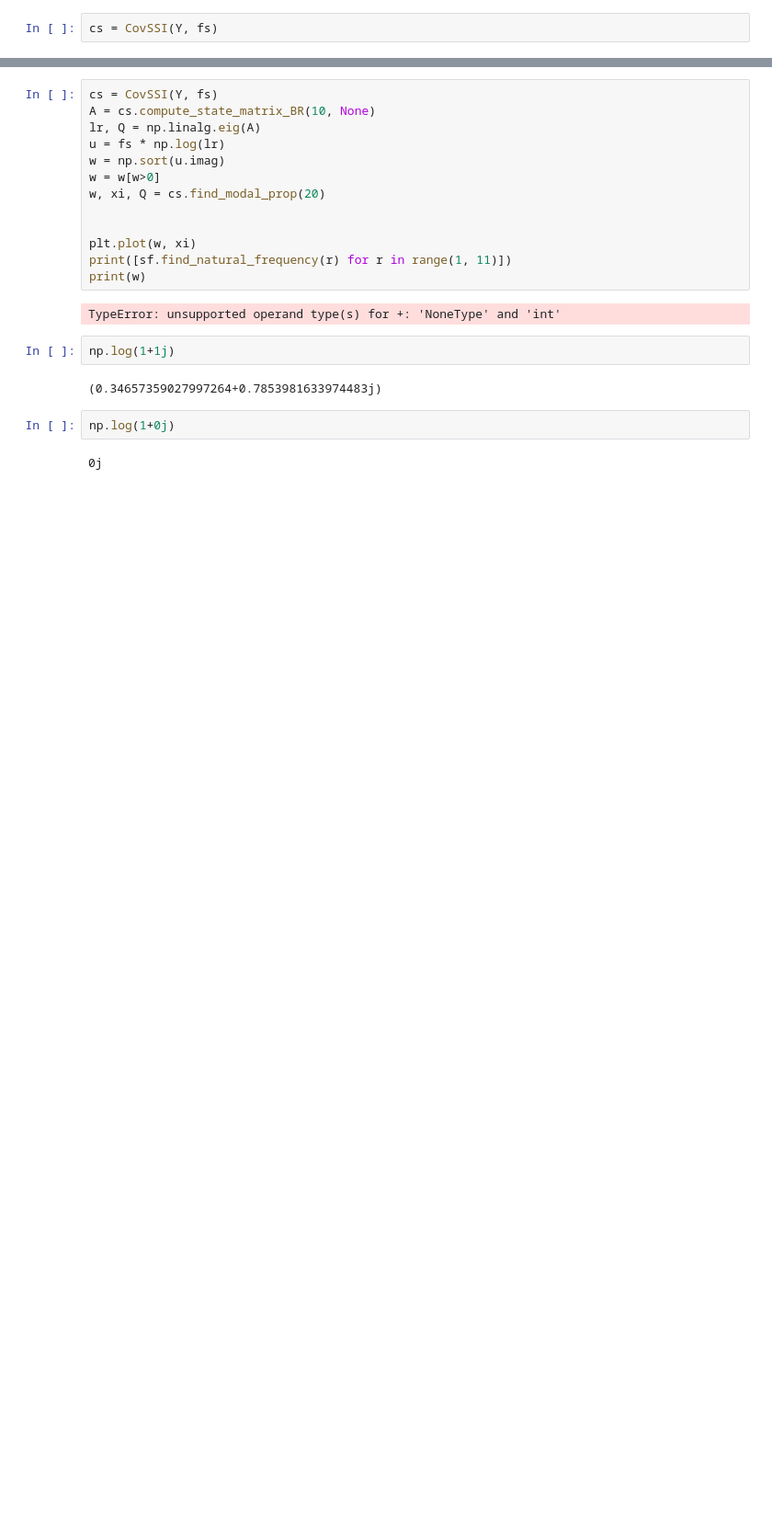
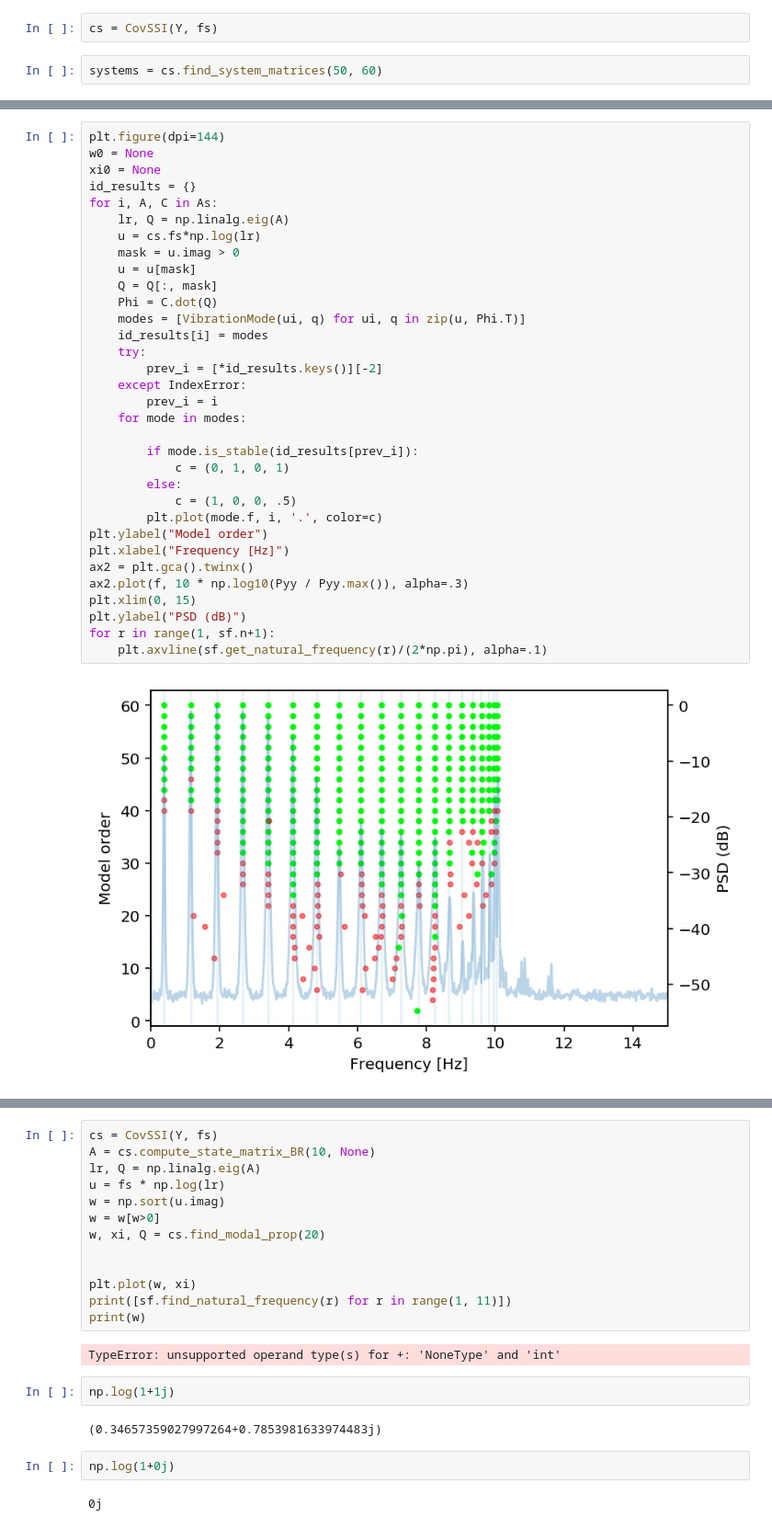
Before and after one commit to Gunnstein/strid, a Jupyter notebook: coviariance driven ssi.ipynb, the cells around one changed output, grey strips where cells are left out. Shown: that part at 92% size. Cells and saved outputs as stored; diff of their text form; blank space fills up the shorter version.

```diff
--- a/coviariance driven ssi.ipynb
+++ b/coviariance driven ssi.ipynb
@@ -129,2 +178,4 @@ class CovSSI(object):
 # %%
 cs = CovSSI(Y, fs)
+# %%
+systems = cs.find_system_matrices(50, 60)
@@ -136,0 +300,35 @@ Pyy = strid.utils.find_psd_matrix(Y, nperseg=2**14)
+# %%
+plt.figure(dpi=144)
+w0 = None
+xi0 = None
+id_results = {}
+for i, A, C in As:
+    lr, Q = np.linalg.eig(A)
+    u = cs.fs*np.log(lr)
+    mask = u.imag > 0
+    u = u[mask]
+    Q = Q[:, mask]
+    Phi = C.dot(Q)
+    modes = [VibrationMode(ui, q) for ui, q in zip(u, Phi.T)]
+    id_results[i] = modes
+    try:
+        prev_i = [*id_results.keys()][-2]
+    except IndexError:
+        prev_i = i
+    for mode in modes:
+
+        if mode.is_stable(id_results[prev_i]):
+            c = (0, 1, 0, 1)
+        else:
+            c = (1, 0, 0, .5)
+        plt.plot(mode.f, i, '.', color=c)
+plt.ylabel("Model order")
+plt.xlabel("Frequency [Hz]")
+ax2 = plt.gca().twinx()
+ax2.plot(f, 10 * np.log10(Pyy / Pyy.max()), alpha=.3)
+plt.xlim(0, 15)
+plt.ylabel("PSD (dB)")
+for r in range(1, sf.n+1):
+    plt.axvline(sf.get_natural_frequency(r)/(2*np.pi), alpha=.1)
+# %% [output]
+[figure, added]
```
Also changed, not shown: parts of 19 cells of this notebook, 1 other file.
